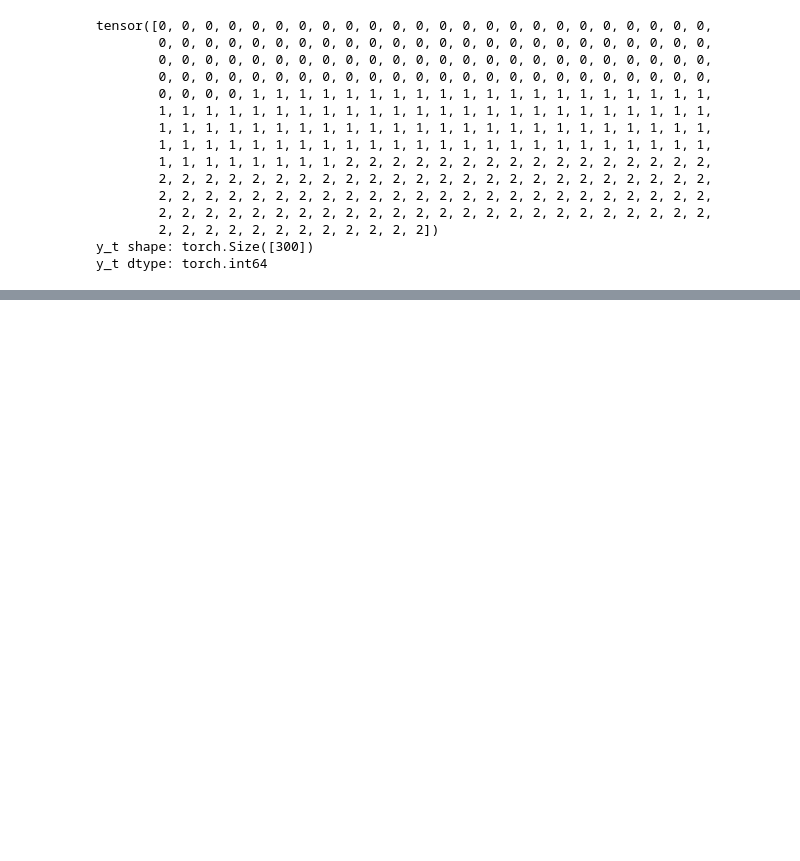
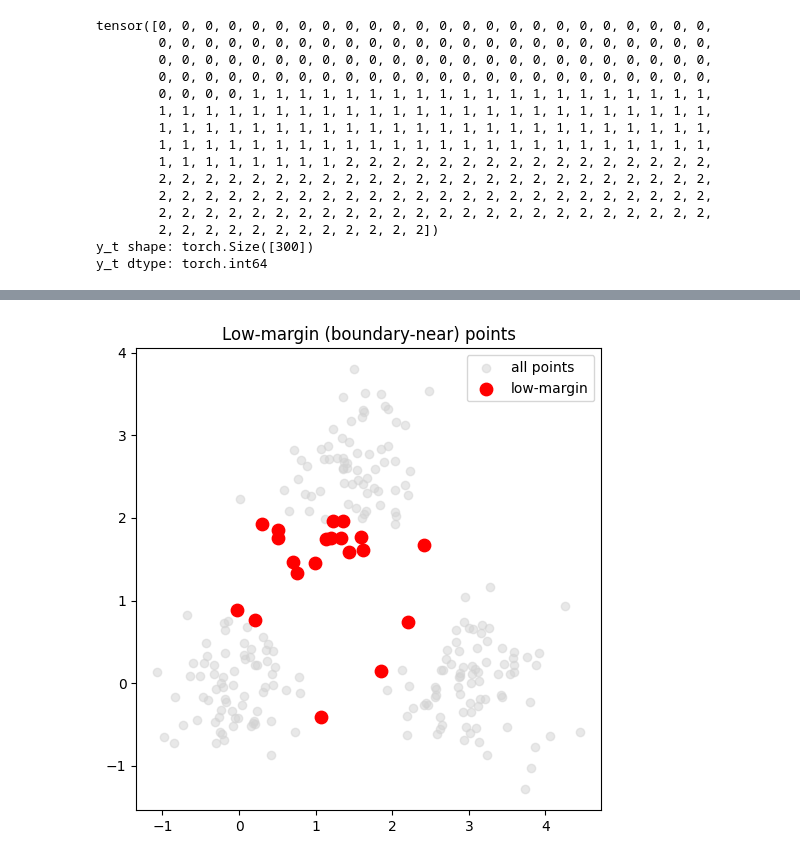
Before and after one commit to zekmaro/blindwalk, a Jupyter notebook: src/main.ipynb, the cells around one changed output, grey strips where cells are left out. Cells and saved outputs as stored; diff of their text form; code cells hidden in the pictures; blank space fills up the shorter version.

```diff
--- a/src/main.ipynb
+++ b/src/main.ipynb
@@ -157,0 +222,4 @@ y_test = y_t[test_idx]
+# %%
+def compute_margins(logits):
+	top2 = torch.topk(logits, k=2, dim=1).values
+	return top2[:,0] - top2[:,1]
@@ -157,0 +246,10 @@ y_test = y_t[test_idx]
+# %%
+margins = compute_margins(logits)
+# %%
+sorted_margins, indices = torch.sort(margins)
+# %%
+boundary_points = X_train[indices[:20]]
+boundary_labels = y_train[indices[:20]]
+
+print("Boundary points:\n", boundary_points)
+print("Their labels:\n", boundary_labels)
@@ -157,0 +274,9 @@ y_test = y_t[test_idx]
+# %%
+plt.figure(figsize=(6,6))
+plt.scatter(X_train[:,0], X_train[:,1], c='lightgray', alpha=0.5, label='all points')
+plt.scatter(boundary_points[:,0], boundary_points[:,1], c='red', s=80, label='low-margin')
+plt.legend()
+plt.title("Low-margin (boundary-near) points")
+plt.show()
+# %% [output]
+[figure, added]
```
Also changed, not shown: parts of 23 cells of this notebook.
